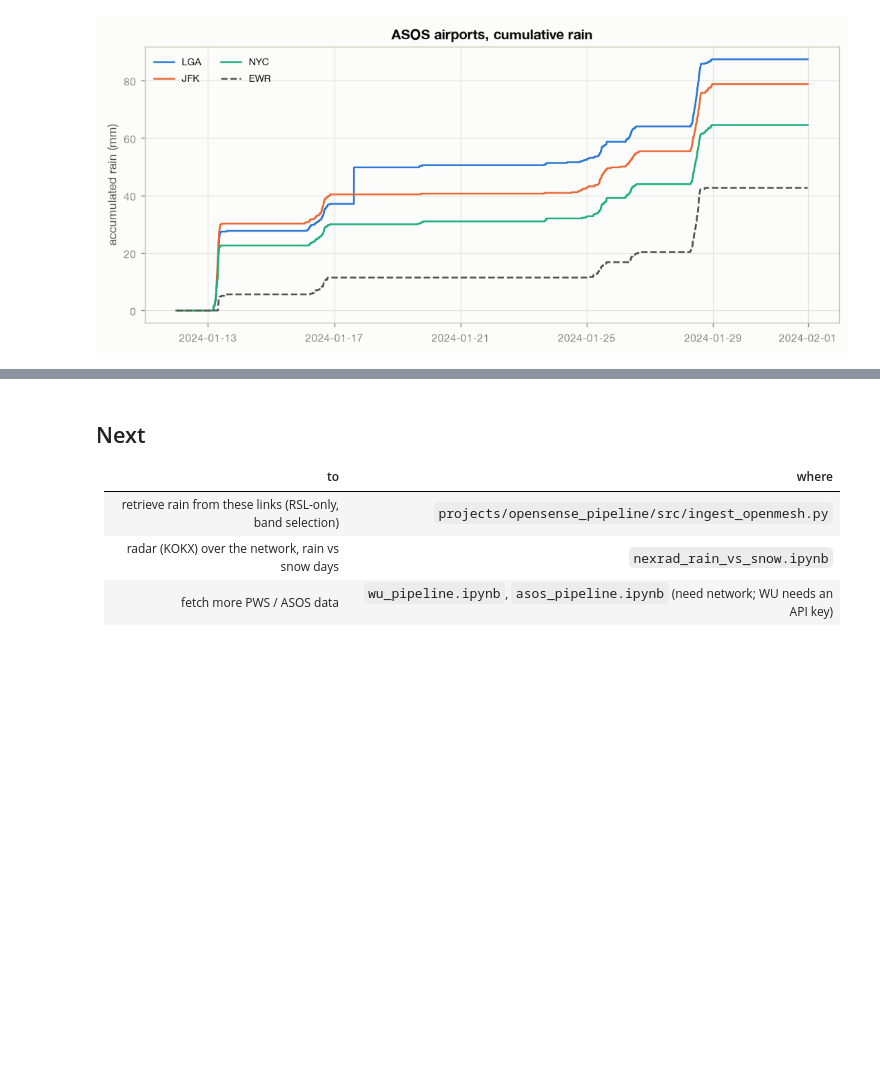
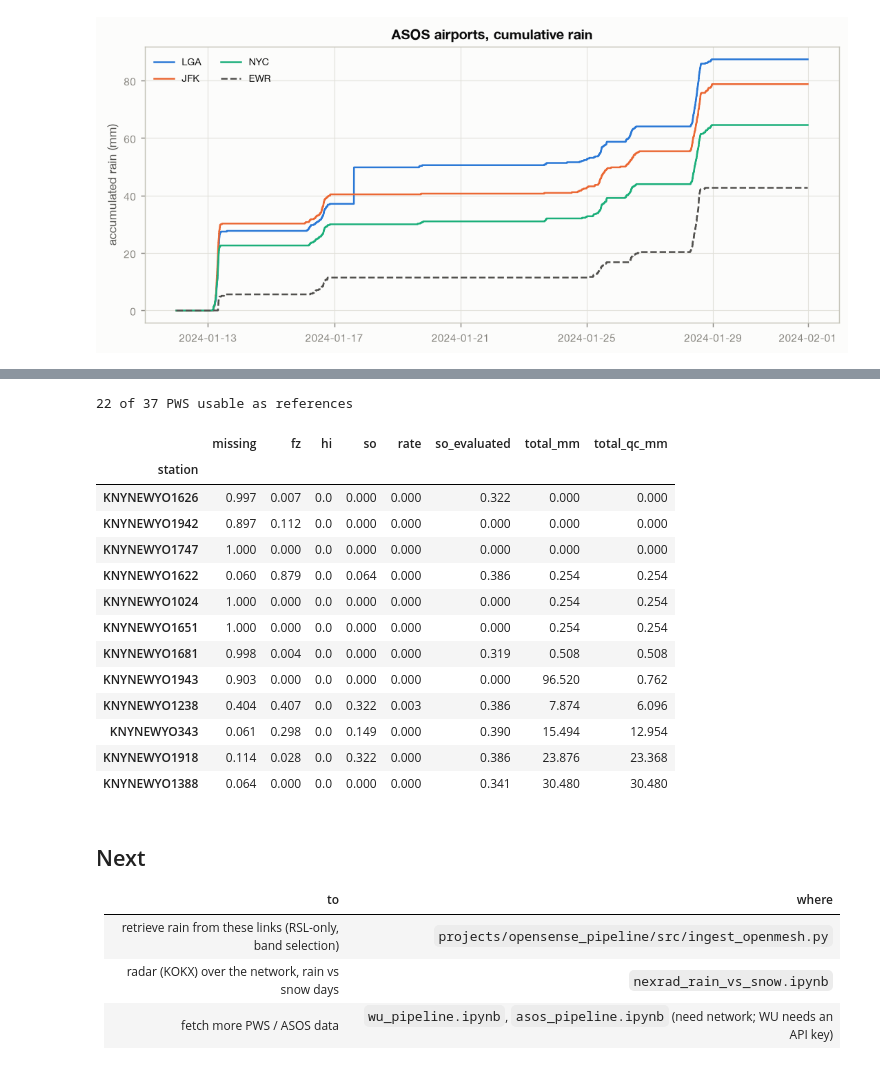
Before and after one commit to drorjac/FieldSense, a Jupyter notebook: projects/openmesh_nyc/notebooks/openmesh_data.ipynb, the cells around one changed output, grey strips where cells are left out. Cells and saved outputs as stored; diff of their text form; code cells hidden in the pictures; blank space fills up the shorter version.

```diff
--- a/projects/openmesh_nyc/notebooks/openmesh_data.ipynb
+++ b/projects/openmesh_nyc/notebooks/openmesh_data.ipynb
@@ -111,3 +121,24 @@ stations.plot_accumulation(asos, top=4, title="ASOS airports, cumulative rain");
+# %%
+qc = pws_qc.flag(pws, so_evaluation_period=2016, so_mmatch=30)
+trusted = pws_qc.usable(qc)
+print(f"{len(trusted)} of {qc.sizes['id']} PWS usable as references")
+pws_qc.summary(qc).round(3).head(12)
+# %% [output]
+22 of 37 PWS usable as references
+|  | missing | fz | hi | so | rate | so_evaluated | total_mm | total_qc_mm |
+| station |  |  |  |  |  |  |  |  |
+| KNYNEWYO1626 | 0.997 | 0.007 | 0.0 | 0.000 | 0.000 | 0.322 | 0.000 | 0.000 |
+| KNYNEWYO1942 | 0.897 | 0.112 | 0.0 | 0.000 | 0.000 | 0.000 | 0.000 | 0.000 |
+| KNYNEWYO1747 | 1.000 | 0.000 | 0.0 | 0.000 | 0.000 | 0.000 | 0.000 | 0.000 |
+| KNYNEWYO1622 | 0.060 | 0.879 | 0.0 | 0.064 | 0.000 | 0.386 | 0.254 | 0.254 |
+| KNYNEWYO1024 | 1.000 | 0.000 | 0.0 | 0.000 | 0.000 | 0.000 | 0.254 | 0.254 |
+| KNYNEWYO1651 | 1.000 | 0.000 | 0.0 | 0.000 | 0.000 | 0.000 | 0.254 | 0.254 |
+| KNYNEWYO1681 | 0.998 | 0.004 | 0.0 | 0.000 | 0.000 | 0.319 | 0.508 | 0.508 |
+| KNYNEWYO1943 | 0.903 | 0.000 | 0.0 | 0.000 | 0.000 | 0.000 | 96.520 | 0.762 |
+| KNYNEWYO1238 | 0.404 | 0.407 | 0.0 | 0.322 | 0.003 | 0.386 | 7.874 | 6.096 |
+| KNYNEWYO343 | 0.061 | 0.298 | 0.0 | 0.149 | 0.000 | 0.390 | 15.494 | 12.954 |
+| KNYNEWYO1918 | 0.114 | 0.028 | 0.0 | 0.322 | 0.000 | 0.386 | 23.876 | 23.368 |
+| KNYNEWYO1388 | 0.064 | 0.000 | 0.0 | 0.000 | 0.000 | 0.341 | 30.480 | 30.480 |
 # %% [markdown]
 ## Next
 
```
Also changed, not shown: parts of 2 cells of this notebook, 3 other files.
